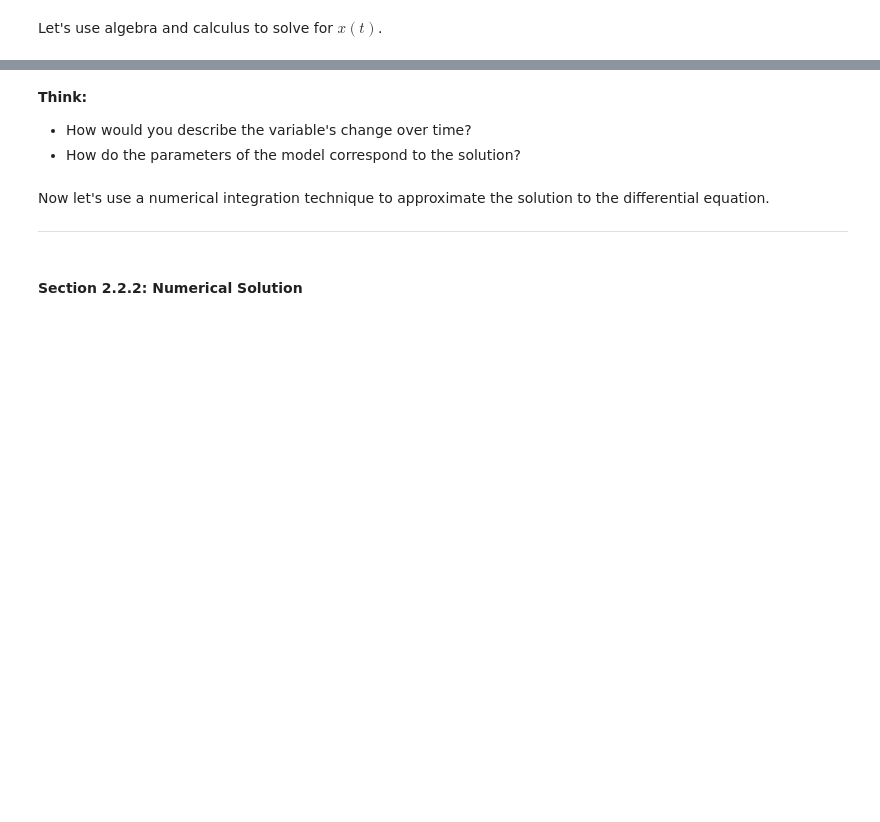
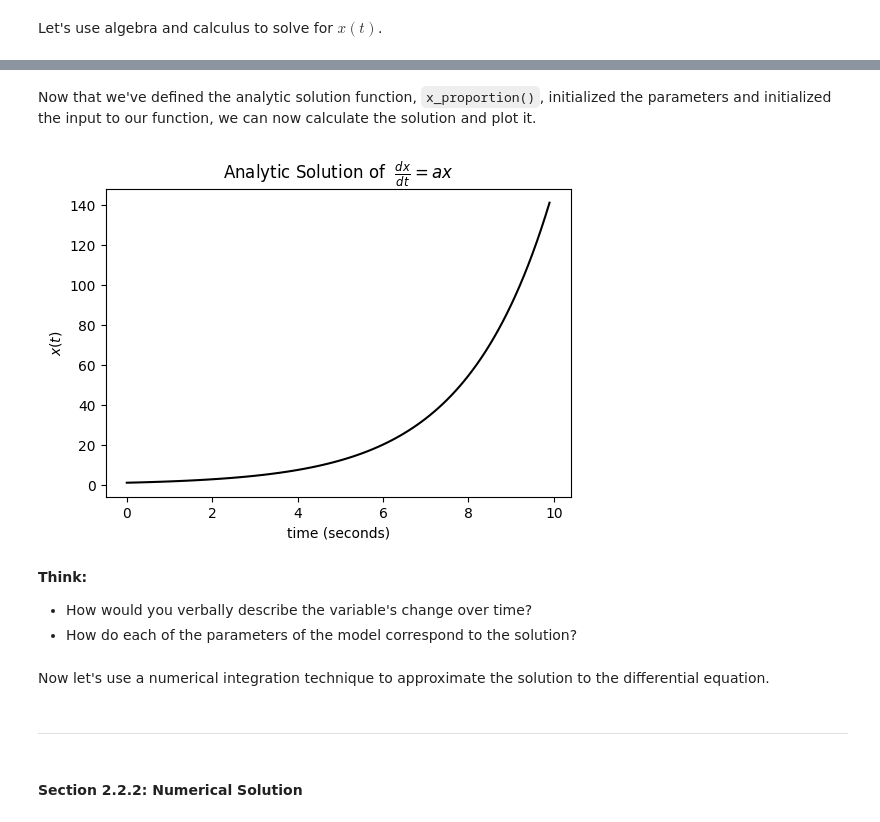
Before and after one commit to ilennaj/neuron_model_tutorial, a Jupyter notebook: notebooks/01_ode_tutorial.ipynb, the cells around one changed output, grey strips where cells are left out. Drawn from its saved outputs; the diff is of its cells as text; code cells hidden in the pictures; blank space fills up the shorter version.

```diff
--- a/notebooks/01_ode_tutorial.ipynb
+++ b/notebooks/01_ode_tutorial.ipynb
@@ -175 +243,5 @@ $$ x(t) = x_0e^{at} $$
+# %%
+# Define the analytic solution ##TODO: Remove code for student version
+def x_proportion(t, a_param, x_0):
+    return(x_0 * np.exp(a_param * t))
 # %% [markdown]
@@ -194,21 +269,26 @@ def x_of_t_2(t, a, x_0):
+# %% [markdown]
+Now that we've defined the analytic solution function, `x_proportion()`, initialized the parameters and initialized the input to our function, we can now calculate the solution and plot it.
 # %%
 # Plot the analytic solution trajectory
 
-solution = x_of_t_2(t_range, a, x_0)
+solution_proportion = x_proportion(t_range, a, x_0)
 
 fig, ax = plt.subplots(1,1,figsize=(6,4),facecolor='white')
-ax.plot(t_range, solution)
-# ax.set_ylim(0,T)
-# ax.set_xlim(0,T)
+ax.plot(t_range, solution_proportion, c='black')
+ax.set_title(r'Analytic Solution of  $\frac{dx}{dt} = ax$')
+ax.set_xlabel('time (seconds)')
+ax.set_ylabel('$x(t)$')
 plt.show()
+# %% [output]
+[figure, added]
 # %% [markdown]
 **Think:**
-- How would you describe the variable's change over time?
-- How do the parameters of the model correspond to the solution?
+- How would you verbally describe the variable's change over time?
+- How do each of the parameters of the model correspond to the solution?
 # %% [markdown]
 Now let's use a numerical integration technique to approximate the solution to the differential equation.
-
----
+# %% [markdown]
+---
 # %% [markdown]
 #### Section 2.2.2: Numerical Solution
 # %% [markdown]
```
Also changed, not shown: parts of 38 cells of this notebook, 1 other file.
